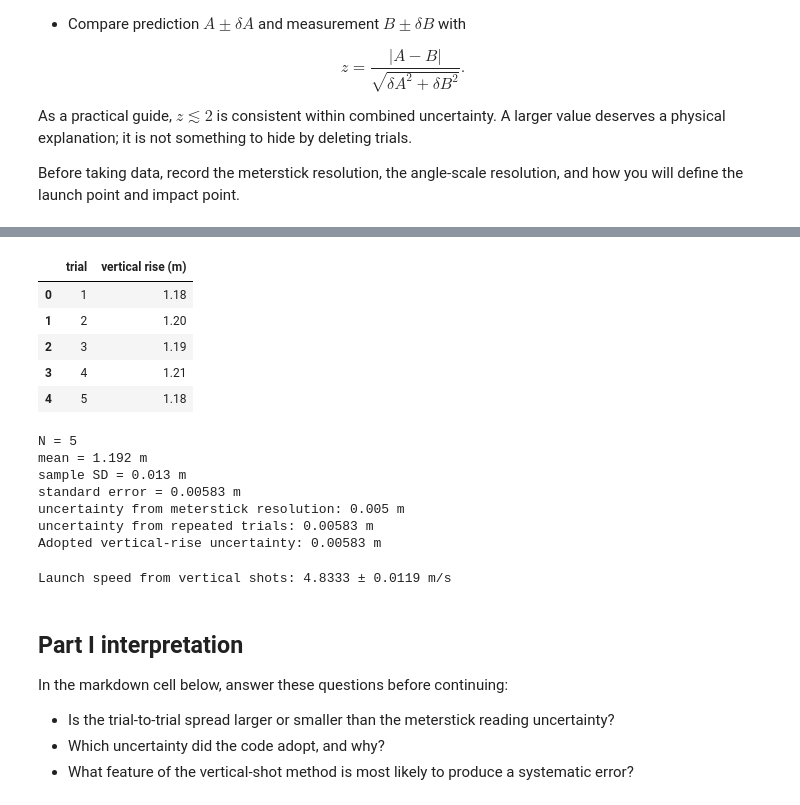
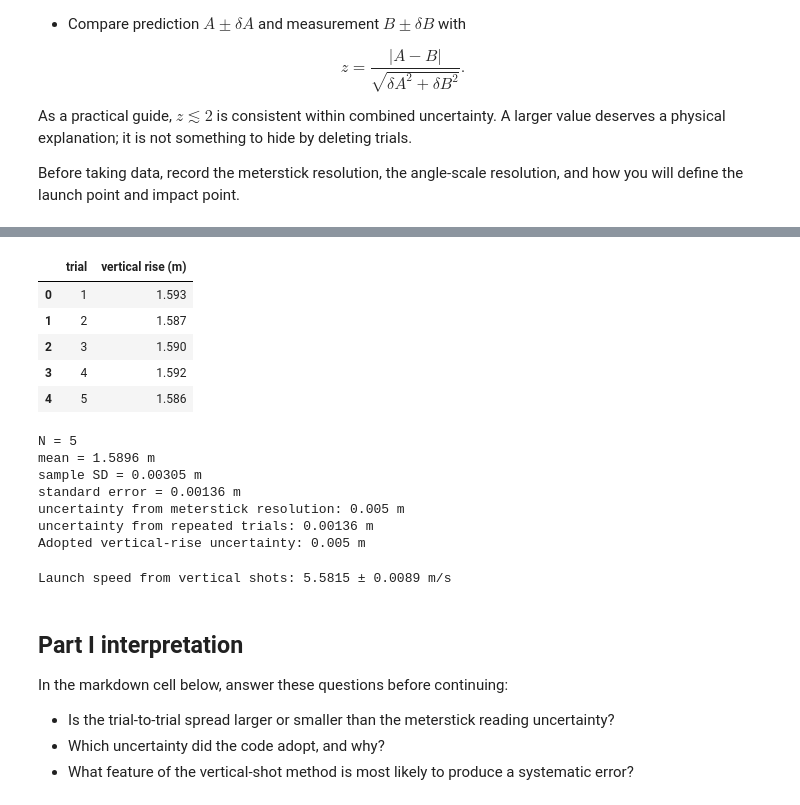
Before and after one commit to hendlervossmyles-a11y/Phys201L, a Jupyter notebook: labs/Lab03_Projectile_Motion/Lab03_Projectile_Motion.ipynb, the cells around one changed output, grey strips where cells are left out. Saved outputs shown, nothing was run; the diff lists cells and outputs as text; code cells hidden in the pictures.

```diff
--- a/labs/Lab03_Projectile_Motion/Lab03_Projectile_Motion.ipynb
+++ b/labs/Lab03_Projectile_Motion/Lab03_Projectile_Motion.ipynb
@@ -145,35 +145,35 @@ For at least five trials, measure the maximum vertical rise from the launch refe
 Before moving on, calculate the spread. If the range of the trials is much larger than the ruler resolution, check the launcher setting, release method, vertical alignment, and parallax. Repeat the complete set only after identifying a cause.
 # %%
 # Vertical-shot raw data — REPLACE with your measurements in meters
-vertical_height_m = np.array([1.18, 1.20, 1.19, 1.21, 1.18])
+vertical_height_m = np.array([1.593, 1.587, 1.590, 1.592, 1.586])
 delta_vertical_height = 0.005  # m; justify from scale resolution and reading method
 
 vertical_table = pd.DataFrame({
     "trial": np.arange(1, len(vertical_height_m)+1),
     "vertical rise (m)": vertical_height_m,
 })
 display(vertical_table)
 h_v, s_h_v, sem_h_v = repeated_summary(vertical_height_m, "m")
 
 # Use the larger of instrument uncertainty and standard error.
 dh_v = max(delta_vertical_height, sem_h_v)
 print(f"uncertainty from meterstick resolution: {delta_vertical_height:.3g} m")
 print(f"uncertainty from repeated trials: {sem_h_v:.3g} m")
 print(f"Adopted vertical-rise uncertainty: {dh_v:.3g} m")
 # %% [output]
 |  | trial | vertical rise (m) |
-| 0 | 1 | 1.18 |
-| 1 | 2 | 1.20 |
-| 2 | 3 | 1.19 |
-| 3 | 4 | 1.21 |
-| 4 | 5 | 1.18 |
+| 0 | 1 | 1.593 |
+| 1 | 2 | 1.587 |
+| 2 | 3 | 1.590 |
+| 3 | 4 | 1.592 |
+| 4 | 5 | 1.586 |
 N = 5
-mean = 1.192 m
-sample SD = 0.013 m
-standard error = 0.00583 m
+mean = 1.5896 m
+sample SD = 0.00305 m
+standard error = 0.00136 m
 uncertainty from meterstick resolution: 0.005 m
-uncertainty from repeated trials: 0.00583 m
-Adopted vertical-rise uncertainty: 0.00583 m
+uncertainty from repeated trials: 0.00136 m
+Adopted vertical-rise uncertainty: 0.005 m
 # %%
 # Launch speed and propagated uncertainty
 v0_vertical = np.sqrt(2*g*h_v)
@@ -181,7 +181,7 @@ dv0_vertical = 0.5*v0_vertical*np.sqrt((delta_g/g)**2 + (dh_v/h_v)**2)
 
 print(f"Launch speed from vertical shots: {v0_vertical:.4f} ± {dv0_vertical:.4f} m/s")
 # %% [output]
-Launch speed from vertical shots: 4.8333 ± 0.0119 m/s
+Launch speed from vertical shots: 5.5815 ± 0.0089 m/s
 # %% [markdown]
 ## Part I interpretation
 
```
